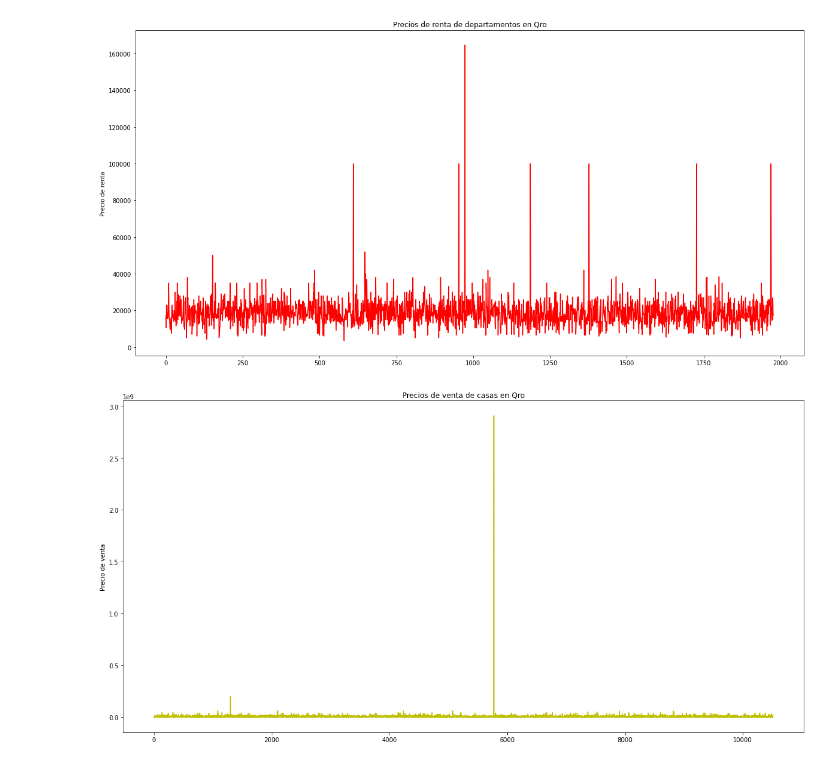
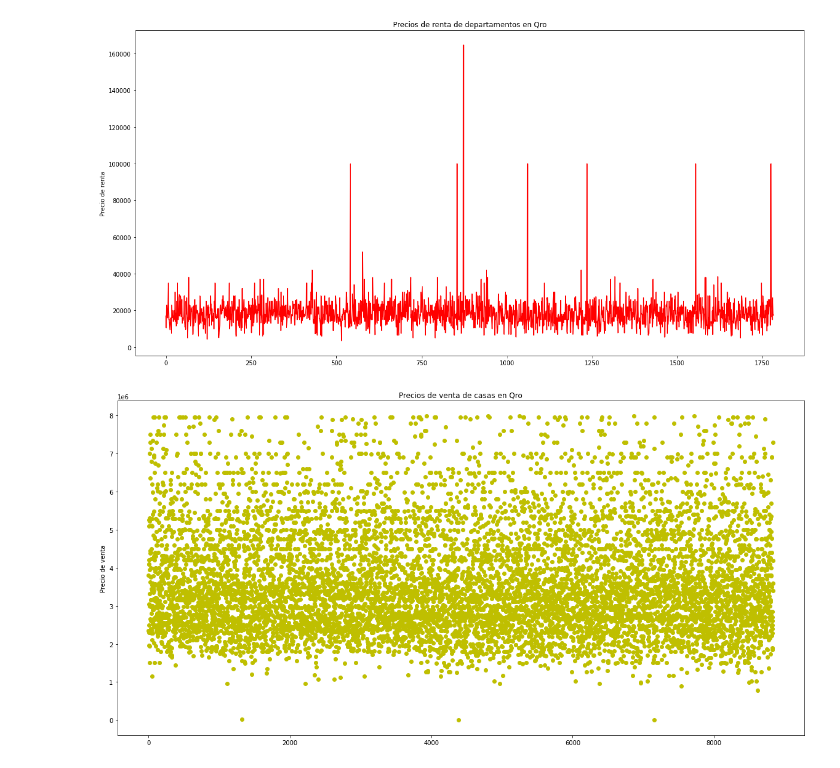
Before and after one commit to Jizquierdo08/Unidad1, a Jupyter notebook: graficas.ipynb, the cells around one changed output. Cells and saved outputs as stored; diff of their text form; code cells hidden in the pictures.

```diff
--- a/graficas.ipynb
+++ b/graficas.ipynb
@@ -3,8 +3,17 @@ import pandas as pd
 import numpy as np
 import matplotlib.pyplot as plt
 
-df_dep = pd.read_csv('departamentos-nuevo.csv', dtype="string")
+df_dep = pd.read_csv('departamentos-nuevo-sc.csv', dtype="string")
 df_casa = pd.read_csv('casas-act.csv', dtype="string")
+
+def desc(precios):
+    lista=[]
+    for i in precios:
+        if i<8000000:
+            lista.append(i)
+        else:
+            continue
+    return lista
 
 def convertir(precios):
     lista=[]
@@ -23,31 +32,30 @@ def convertir(precios):
 # %%
 df_dep['nprecio']=df_dep['precio'].str.replace("MN ", "", regex=True).str.replace("$","",regex=False).str.replace(",","",regex=False)
 df_dep['nprecio']=convertir(df_dep['nprecio'])
 df_dep['nprecio']=pd.to_numeric(df_dep["nprecio"], errors="coerce")
 df_dep['nprecio']=df_dep['nprecio'].replace(0,np.NaN)
 
 fig = plt.figure()
 fig.set_figheight(10)
 fig.set_figwidth(20)
 plt.plot(df_dep['nprecio'],'r-')
 plt.ylabel('Precio de renta')
 plt.title("Precios de renta de departamentos en Qro")
 
 df_casa['nprecio']=df_casa['precio'].str.replace("MN ", "", regex=True).str.replace("$","",regex=True).str.replace(",","",regex=True)
 df_casa['nprecio']=convertir(df_casa['nprecio'])
 df_casa['nprecio']=pd.to_numeric(df_casa["nprecio"], errors="coerce")
 df_casa['nprecio']=df_casa['nprecio'].replace(0,np.NaN)
-lista=list(df_casa['nprecio'])
-lista=sorted(lista)
-#print(lista)
+lista=desc(df_casa['nprecio'])
+
 fig1 = plt.figure()
 fig1.set_figheight(10)
 fig1.set_figwidth(20)
-plt.plot(df_casa['nprecio'],'y-')
+plt.plot(lista,'yo')
 plt.ylabel('Precio de venta')
 plt.title("Precios de venta de casas en Qro")
 
 plt.show()
 # %% [output]
-[figure, old version]
+[figure, new version]
-[figure, old version]
+[figure, new version]
```
Also changed, not shown: 1 other file.
